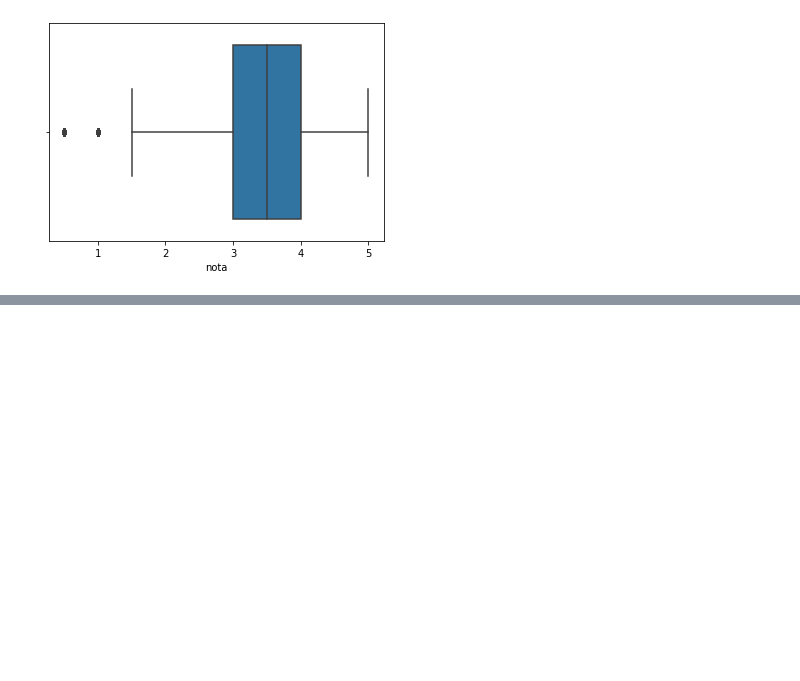
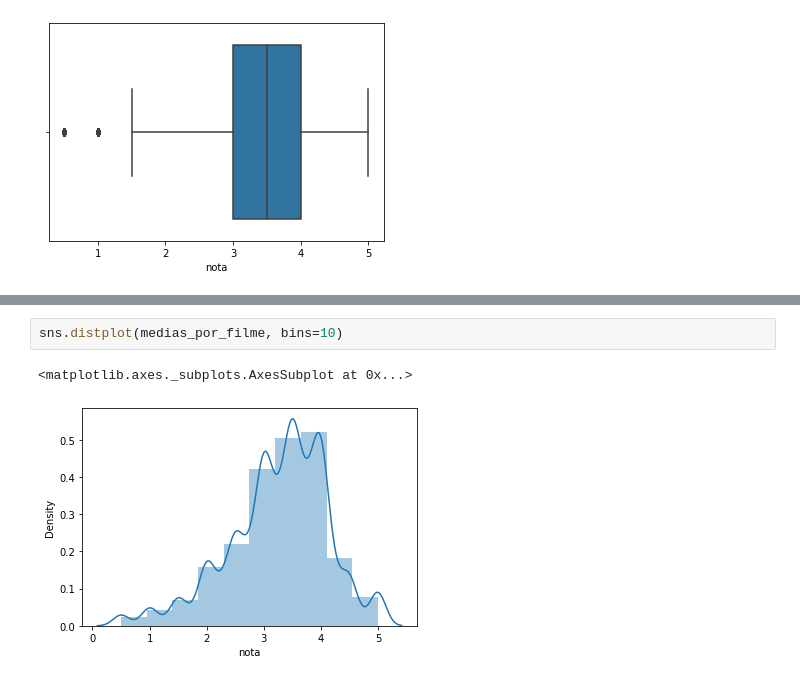
Before and after one commit to brunon-dev/intro-data-science, a Jupyter notebook: IntroDataScience.ipynb, the cells around one changed output, grey strips where cells are left out. Cells and saved outputs as stored; diff of their text form; blank space fills up the shorter version.

```diff
--- a/IntroDataScience.ipynb
+++ b/IntroDataScience.ipynb
@@ -92,0 +146,5 @@ sns.boxplot(notas.nota)
+# %%
+sns.distplot(medias_por_filme, bins=10)
+# %% [output]
+<matplotlib.axes._subplots.AxesSubplot at 0x...>
+[figure, added]
```
Also changed, not shown: parts of 8 cells of this notebook.
